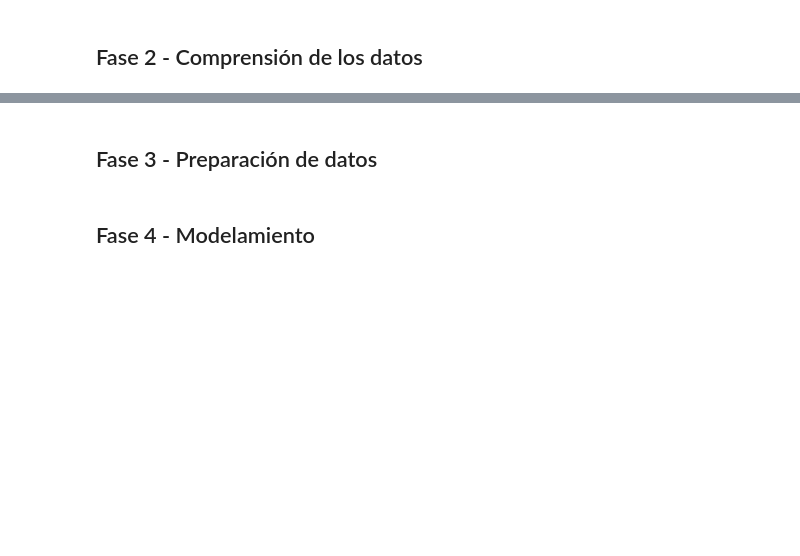
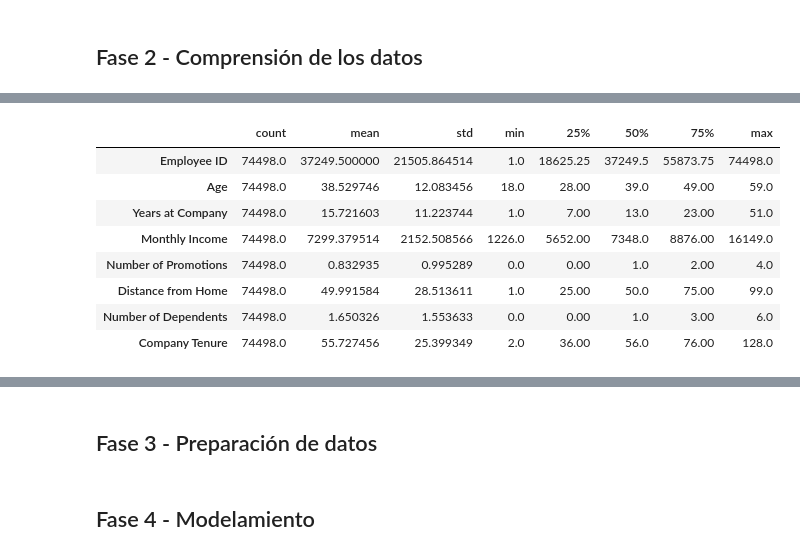
Before and after one commit to Tyrf1ng/ProyectoIA_Part2, a Jupyter notebook: 620454_ModelosClasificacion_Equipo_X.ipynb, the cells around one changed output, grey strips where cells are left out. Saved outputs shown, nothing was run; the diff lists cells and outputs as text; code cells hidden in the pictures; blank space fills up the shorter version.

```diff
--- a/620454_ModelosClasificacion_Equipo_X.ipynb
+++ b/620454_ModelosClasificacion_Equipo_X.ipynb
@@ -76,0 +171,13 @@ data.head()
+# %%
+# Usaremos un método resumen de estadísticas numéricas
+data.describe().T
+# %% [output]
+|  | count | mean | std | min | 25% | 50% | 75% | max |
+| Employee ID | 74498.0 | 37249.500000 | 21505.864514 | 1.0 | 18625.25 | 37249.5 | 55873.75 | 74498.0 |
+| Age | 74498.0 | 38.529746 | 12.083456 | 18.0 | 28.00 | 39.0 | 49.00 | 59.0 |
+| Years at Company | 74498.0 | 15.721603 | 11.223744 | 1.0 | 7.00 | 13.0 | 23.00 | 51.0 |
+| Monthly Income | 74498.0 | 7299.379514 | 2152.508566 | 1226.0 | 5652.00 | 7348.0 | 8876.00 | 16149.0 |
+| Number of Promotions | 74498.0 | 0.832935 | 0.995289 | 0.0 | 0.00 | 1.0 | 2.00 | 4.0 |
+| Distance from Home | 74498.0 | 49.991584 | 28.513611 | 1.0 | 25.00 | 50.0 | 75.00 | 99.0 |
+| Number of Dependents | 74498.0 | 1.650326 | 1.553633 | 0.0 | 0.00 | 1.0 | 3.00 | 6.0 |
+| Company Tenure | 74498.0 | 55.727456 | 25.399349 | 2.0 | 36.00 | 56.0 | 76.00 | 128.0 |
```
Also changed, not shown: parts of 61 cells of this notebook, 2 other files.
